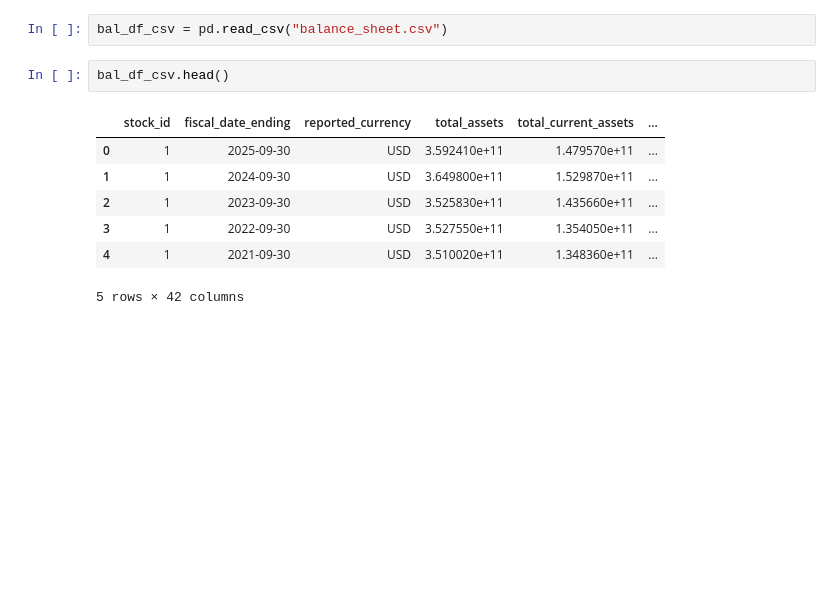
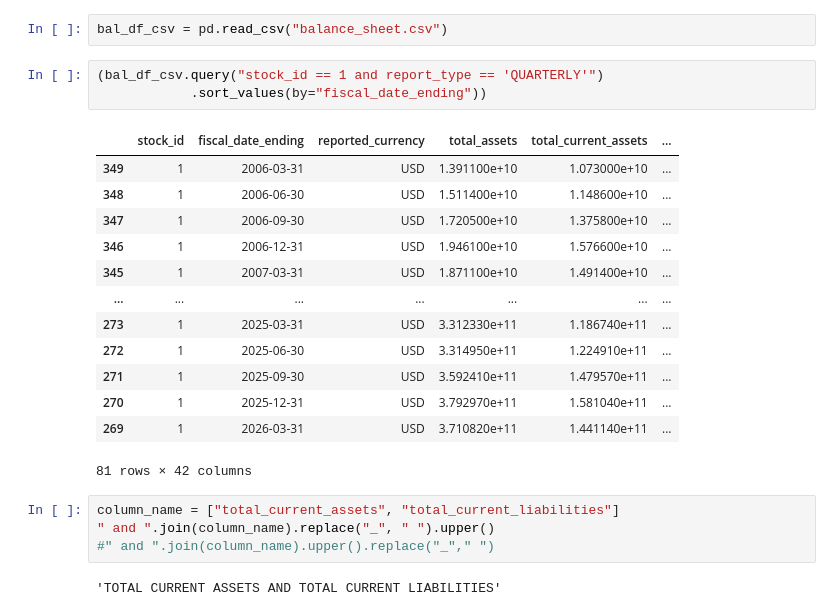
Before and after one commit to kumarbyes/project_stock_analysis, a Jupyter notebook: analysis_using_plotly_dash/dash_app.ipynb, the cells around one changed output. Drawn from its saved outputs; the diff is of its cells as text; blank space fills up the shorter version.

```diff
--- a/analysis_using_plotly_dash/dash_app.ipynb
+++ b/analysis_using_plotly_dash/dash_app.ipynb
@@ -198,15 +214,28 @@ calculated_column_names_bal = (["current_ratio","liabilities_to_equity","return_
 # %%
 bal_df_csv = pd.read_csv("balance_sheet.csv")
 # %%
-bal_df_csv.head()
+(bal_df_csv.query("stock_id == 1 and report_type == 'QUARTERLY'")
+            .sort_values(by="fiscal_date_ending"))
 # %% [output]
 |  | stock_id | fiscal_date_ending | reported_currency | total_assets | total_current_assets | ... |
-| 0 | 1 | 2025-09-30 | USD | 3.592410e+11 | 1.479570e+11 | ... |
-| 1 | 1 | 2024-09-30 | USD | 3.649800e+11 | 1.529870e+11 | ... |
-| 2 | 1 | 2023-09-30 | USD | 3.525830e+11 | 1.435660e+11 | ... |
-| 3 | 1 | 2022-09-30 | USD | 3.527550e+11 | 1.354050e+11 | ... |
-| 4 | 1 | 2021-09-30 | USD | 3.510020e+11 | 1.348360e+11 | ... |
+| 349 | 1 | 2006-03-31 | USD | 1.391100e+10 | 1.073000e+10 | ... |
+| 348 | 1 | 2006-06-30 | USD | 1.511400e+10 | 1.148600e+10 | ... |
+| 347 | 1 | 2006-09-30 | USD | 1.720500e+10 | 1.375800e+10 | ... |
+| 346 | 1 | 2006-12-31 | USD | 1.946100e+10 | 1.576600e+10 | ... |
+| 345 | 1 | 2007-03-31 | USD | 1.871100e+10 | 1.491400e+10 | ... |
+| ... | ... | ... | ... | ... | ... | ... |
+| 273 | 1 | 2025-03-31 | USD | 3.312330e+11 | 1.186740e+11 | ... |
+| 272 | 1 | 2025-06-30 | USD | 3.314950e+11 | 1.224910e+11 | ... |
+| 271 | 1 | 2025-09-30 | USD | 3.592410e+11 | 1.479570e+11 | ... |
+| 270 | 1 | 2025-12-31 | USD | 3.792970e+11 | 1.581040e+11 | ... |
+| 269 | 1 | 2026-03-31 | USD | 3.710820e+11 | 1.441140e+11 | ... |
-5 rows × 42 columns
+81 rows × 42 columns
+# %%
+column_name = ["total_current_assets", "total_current_liabilities"]
+" and ".join(column_name).replace("_", " ").upper()
+#" and ".join(column_name).upper().replace("_"," ")
+# %% [output]
+'TOTAL CURRENT ASSETS AND TOTAL CURRENT LIABILITIES'
 # %%
 template_name = "superhero"
 load_figure_template(template_name)
```
Also changed, not shown: parts of 2 cells of this notebook.
